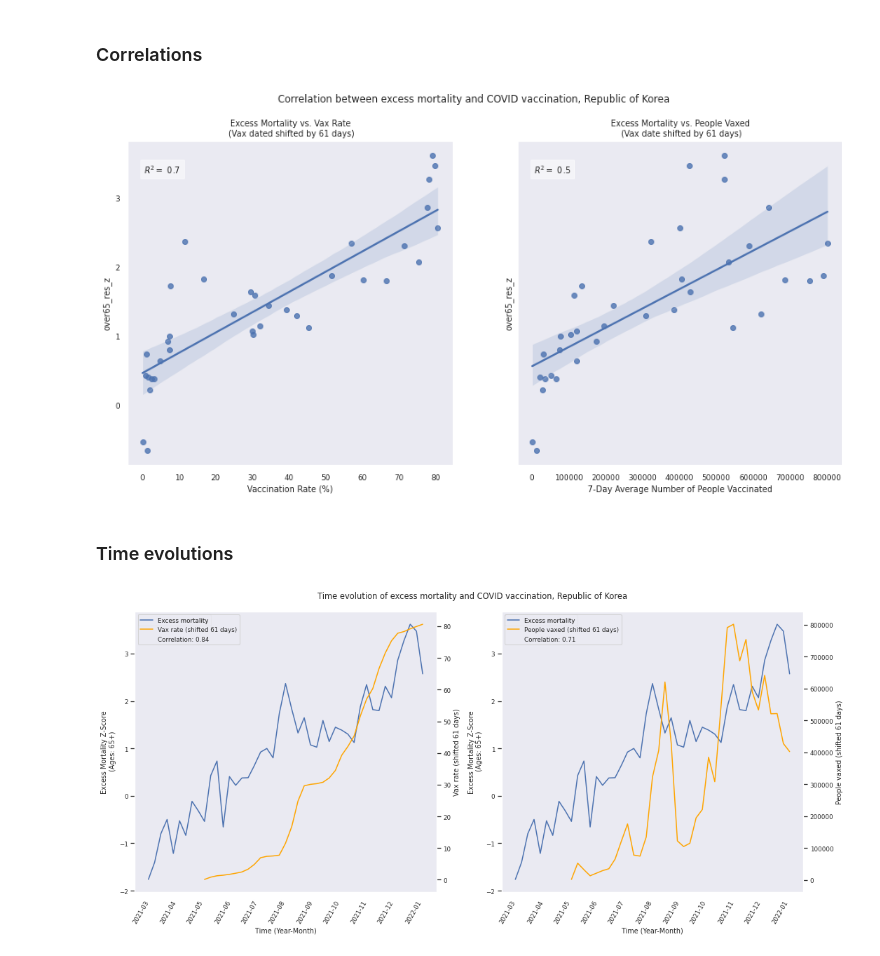
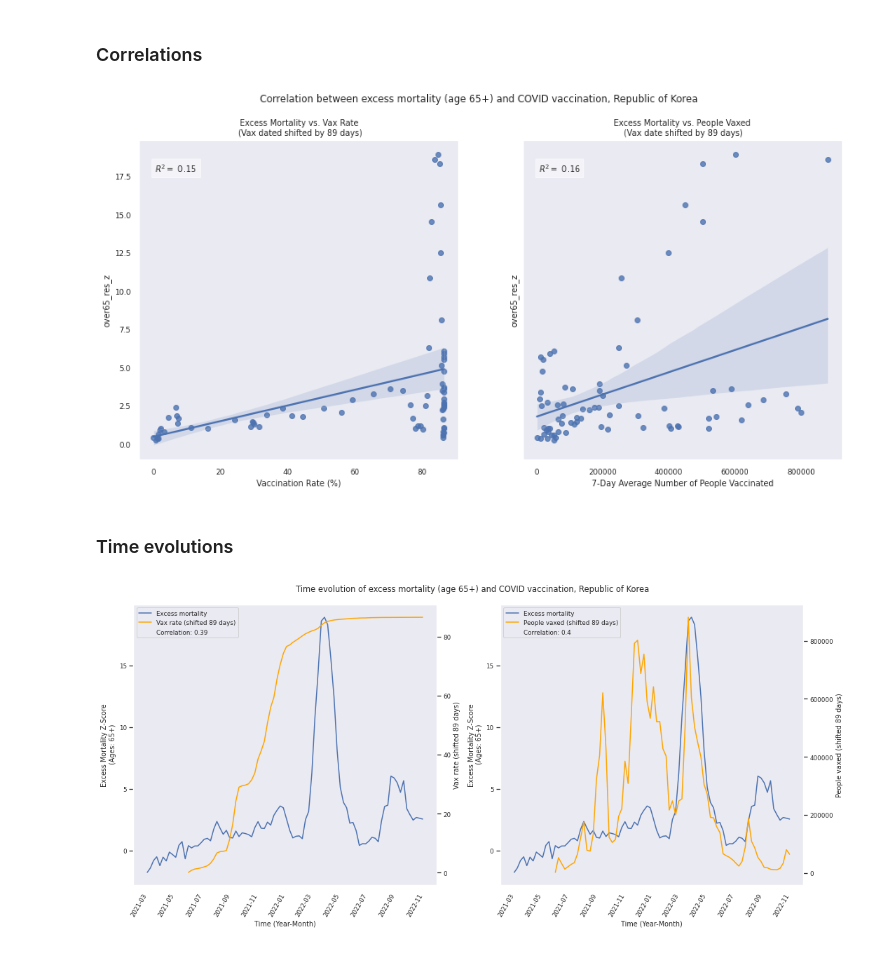
Before and after one commit to unifey/excess-mortality-ROK, a Jupyter notebook: excess-mortality-rok.ipynb, the cells around one changed output. Cells and saved outputs as stored; diff of their text form; code cells hidden in the pictures.

Commit message:
Kaggle Notebook | Excess Mortality ROK | Version 18

```diff
--- a/excess-mortality-rok.ipynb
+++ b/excess-mortality-rok.ipynb
@@ -56,7 +56,7 @@ def dmd(string):
 # %%
 #--------- Create mortality dataframe
 
-years = ['2015','2016','2017','2018','2019','2020','2021']
+years = ['2015','2016','2017','2018','2019','2020','2021','2022']
 columns = []
 files = []
 
@@ -352,6 +410,6 @@ If there is a causal relation between the experimental COVID vaccine and excess
 # %%
 # The assumed time lag in the possible causal relation between vaccination and excess death:
-lag = 61
+lag = 89
 
 # Import COVID vaccination data
 url_vax = 'https://github.com/owid/covid-19-data/raw/master/public/data/vaccinations/vaccinations.csv'
@@ -399,14 +457,14 @@ for k,(col, xlabel, title) in enumerate(zip(cols,xlbs,ttls)):
     ax.set_xlabel(xlabel)
     ax.set_title(title)
 
-suptitle = 'Correlation between excess mortality and COVID vaccination, Republic of Korea'
+suptitle = 'Correlation between excess mortality (age 65+) and COVID vaccination, Republic of Korea'
 plt.suptitle(suptitle
              , y = 0.99)
 plt.savefig('excess_mortality_vs_vax_correlations.png', dpi=150)
 
 plt.show()
 # %% [output]
-[figure, old version]
+[figure, new version]
 # %% [markdown]
 ### Time evolutions
 # %%
@@ -424,33 +482,34 @@ txts = ['Vax rate (shifted '+str(lag)+' days)','People vaxed (shifted '+str(lag)
 for k,(col, ylb, txt) in enumerate(zip(cols, ylbs, txts)):
 
     ax = axes[k]
 
     sns.lineplot(x=dg.index, y=dg['over65_res_z'], ax=ax, label = 'Excess mortality')
-
+    ax.get_legend().remove()
     fig.autofmt_xdate(rotation=60)
 
     ax.set_xlabel('Time (Year-Month)')
     ax.set_ylabel('Excess Mortality Z-Score\n (Ages: 65+)')
 
     ax2 = ax.twinx()
     sns.lineplot(x=dg.index,y=dg[col], ax=ax2, color='orange', label = txt)
+    ax2.get_legend().remove()
     ax2.set_ylabel(txt)
 
     anno = 'Correlation: '+str(round(dg.corr().at['over65_res_z',col],2))
     ax2.plot([], [], ' ', label=anno)
 
     ln, lb = ax.get_legend_handles_labels()
     ln2, lb2 = ax2.get_legend_handles_labels()
     ax2.legend(ln + ln2, lb + lb2, loc=0)
 
     #ax2.text(0.7, 0.1, anno, ha = 'left', transform=ax.transAxes)
 
-suptitle = 'Time evolution of excess mortality and COVID vaccination, Republic of Korea'
+suptitle = 'Time evolution of excess mortality (age 65+) and COVID vaccination, Republic of Korea'
 plt.suptitle(suptitle
              , y = 0.99)
 plt.tight_layout()
 plt.savefig('excess_mortality_vs_vax_evolutions.png', dpi=150)
 
 plt.show()
 # %% [output]
-[figure, old version]
+[figure, new version]
```
Also changed, not shown: parts of 8 cells of this notebook.
